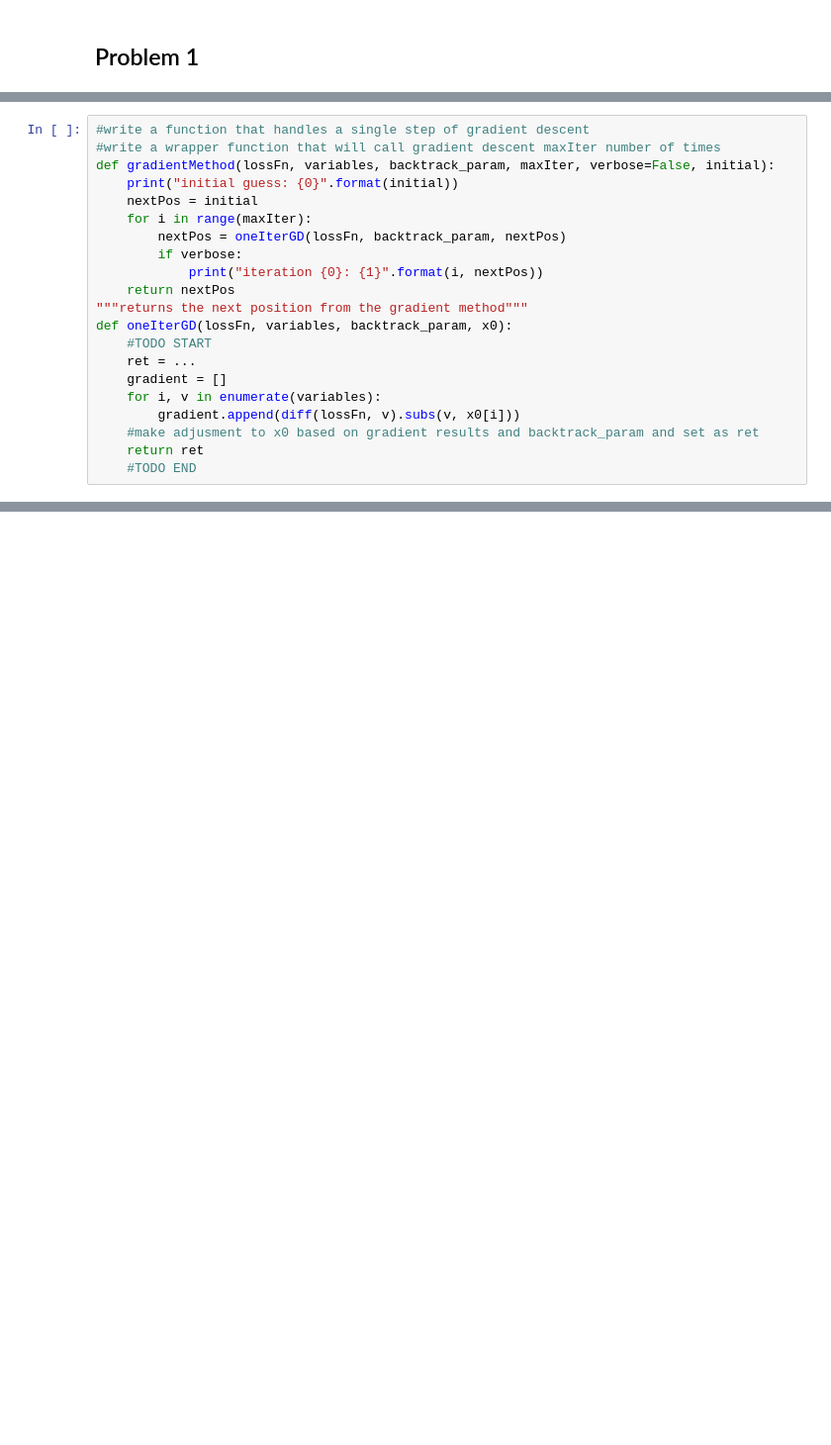
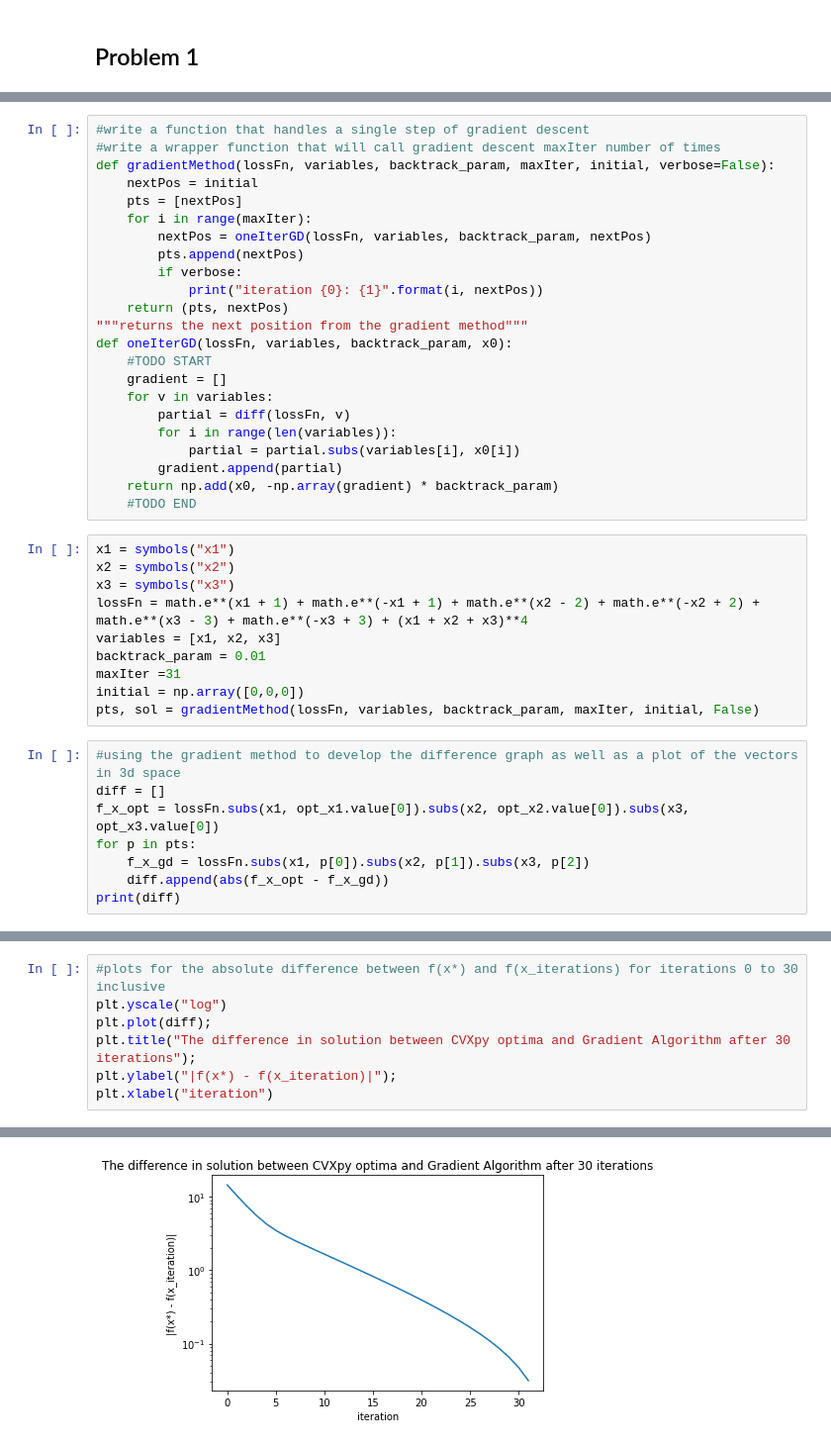
Before and after one commit to tylerhyang/ieor160hw4, a Jupyter notebook: hw4.ipynb, the cells around one changed output, grey strips where cells are left out. Shown: that part at 99% size. Drawn from its saved outputs; the diff is of its cells as text; blank space fills up the shorter version.

Commit message:
[feat] complete most of question 1 by implementing gradient descent, as well as plotting abs diff between f(x*) and each f(x_i) for each of the 31 iterations

```diff
--- a/hw4.ipynb
+++ b/hw4.ipynb
@@ -35,21 +36,41 @@ x3: [1.35835307]
 # %%
 #write a function that handles a single step of gradient descent
 #write a wrapper function that will call gradient descent maxIter number of times
-def gradientMethod(lossFn, variables, backtrack_param, maxIter, verbose=False, initial):
-    print("initial guess: {0}".format(initial))
+def gradientMethod(lossFn, variables, backtrack_param, maxIter, initial, verbose=False):
     nextPos = initial
+    pts = [nextPos]
     for i in range(maxIter):
-        nextPos = oneIterGD(lossFn, backtrack_param, nextPos)
+        nextPos = oneIterGD(lossFn, variables, backtrack_param, nextPos)
+        pts.append(nextPos)
         if verbose:
             print("iteration {0}: {1}".format(i, nextPos))
-    return nextPos
+    return (pts, nextPos)
 """returns the next position from the gradient method"""
 def oneIterGD(lossFn, variables, backtrack_param, x0):
     #TODO START
-    ret = ...
     gradient = []
-    for i, v in enumerate(variables):
-        gradient.append(diff(lossFn, v).subs(v, x0[i]))
-    #make adjusment to x0 based on gradient results and backtrack_param and set as ret
-    return ret
+    for v in variables:
+        partial = diff(lossFn, v)
+        for i in range(len(variables)):
+            partial = partial.subs(variables[i], x0[i])
+        gradient.append(partial)
+    return np.add(x0, -np.array(gradient) * backtrack_param)
     #TODO END
+# %%
+x1 = symbols("x1")
+x2 = symbols("x2")
+x3 = symbols("x3")
+lossFn = math.e**(x1 + 1) + math.e**(-x1 + 1) + math.e**(x2 - 2) + math.e**(-x2 + 2) + math.e**(x3 - 3) + math.e**(-x3 + 3) + (x1 + x2 + x3)**4
+variables = [x1, x2, x3]
+backtrack_param = 0.01
+maxIter =31
+initial = np.array([0,0,0])
+pts, sol = gradientMethod(lossFn, variables, backtrack_param, maxIter, initial, False)
+# %%
+#using the gradient method to develop the difference graph as well as a plot of the vectors in 3d space
+diff = []
+f_x_opt = lossFn.subs(x1, opt_x1.value[0]).subs(x2, opt_x2.value[0]).subs(x3, opt_x3.value[0])
+for p in pts:
+    f_x_gd = lossFn.subs(x1, p[0]).subs(x2, p[1]).subs(x3, p[2])
+    diff.append(abs(f_x_opt - f_x_gd))
+print(diff)
@@ -55,0 +79,8 @@ def oneIterGD(lossFn, variables, backtrack_param, x0):
+# %%
+#plots for the absolute difference between f(x*) and f(x_iterations) for iterations 0 to 30 inclusive
+plt.yscale("log")
+plt.plot(diff);
+plt.title("The difference in solution between CVXpy optima and Gradient Algorithm after 30 iterations");
+plt.ylabel("|f(x*) - f(x_iteration)|");
+plt.xlabel("iteration")
+# %% [output]
@@ -55,0 +88 @@ def oneIterGD(lossFn, variables, backtrack_param, x0):
+[figure, added]
```
Also changed, not shown: parts of 5 cells of this notebook.
